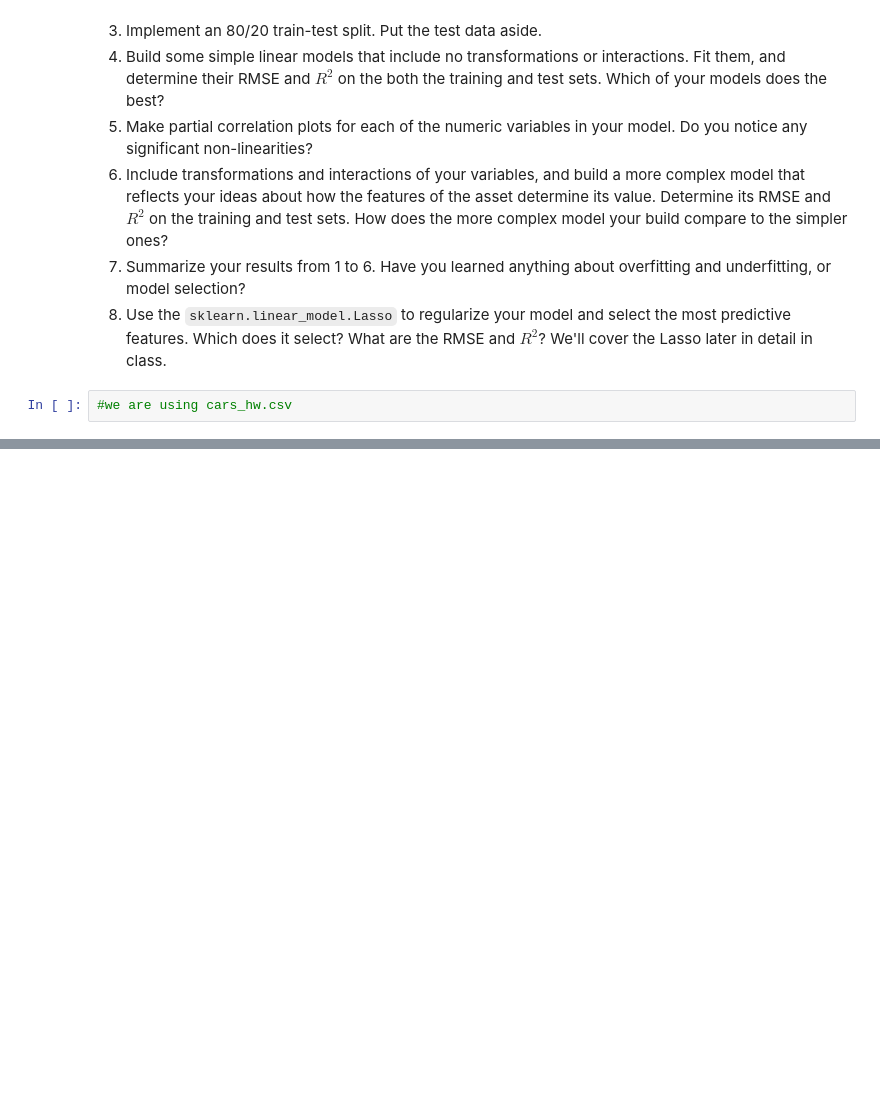
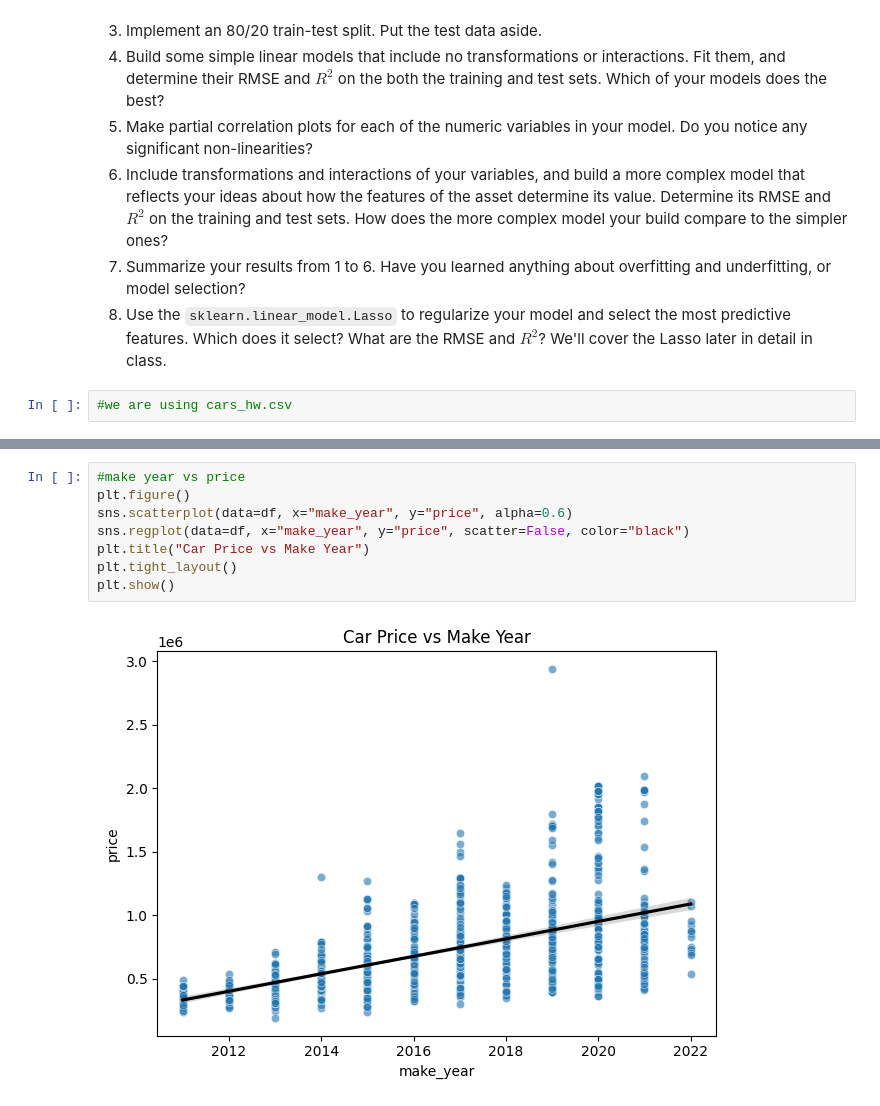
Before and after one commit to ap-vp/lab_hedonic_pricing, a Jupyter notebook: lab_notebook.ipynb, the cells around one changed output, grey strips where cells are left out. Cells and saved outputs as stored; diff of their text form; blank space fills up the shorter version.

```diff
--- a/lab_notebook.ipynb
+++ b/lab_notebook.ipynb
@@ -17,0 +171,10 @@ In the lab folder, there are three options: housing prices in `pierce_county_hou
+# %%
+#make year vs price
+plt.figure()
+sns.scatterplot(data=df, x="make_year", y="price", alpha=0.6)
+sns.regplot(data=df, x="make_year", y="price", scatter=False, color="black")
+plt.title("Car Price vs Make Year")
+plt.tight_layout()
+plt.show()
+# %% [output]
+[figure, added]
```
Also changed, not shown: parts of 23 cells of this notebook.
